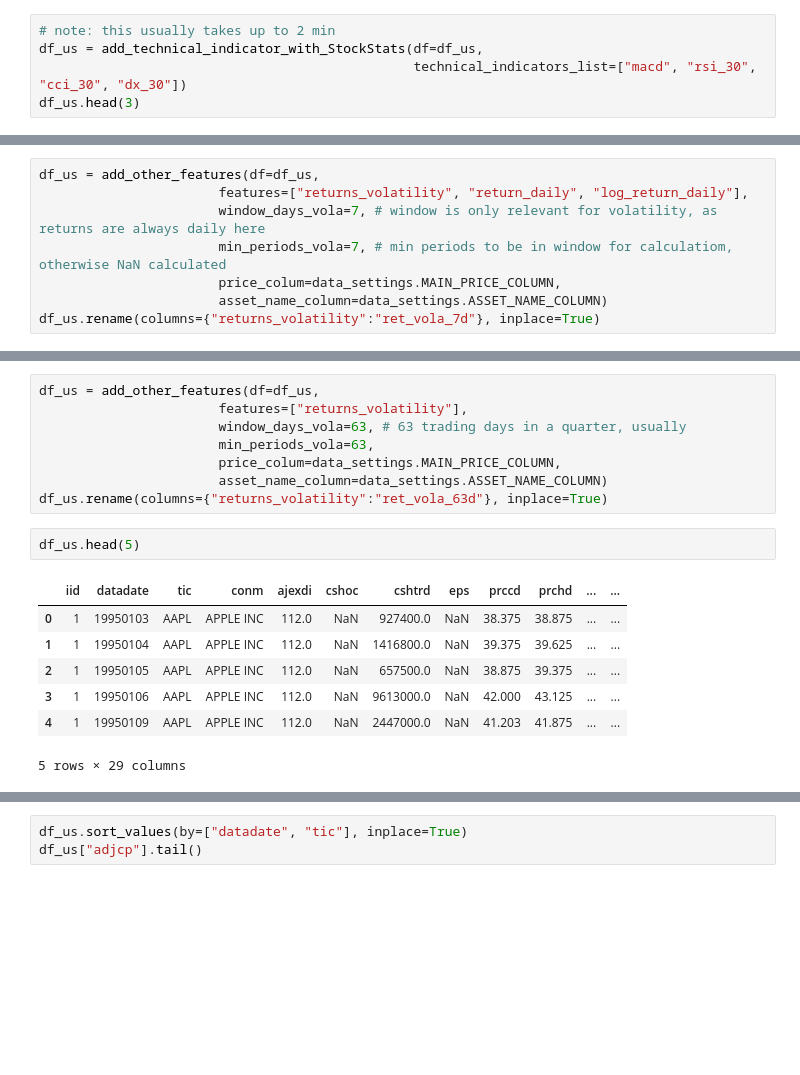
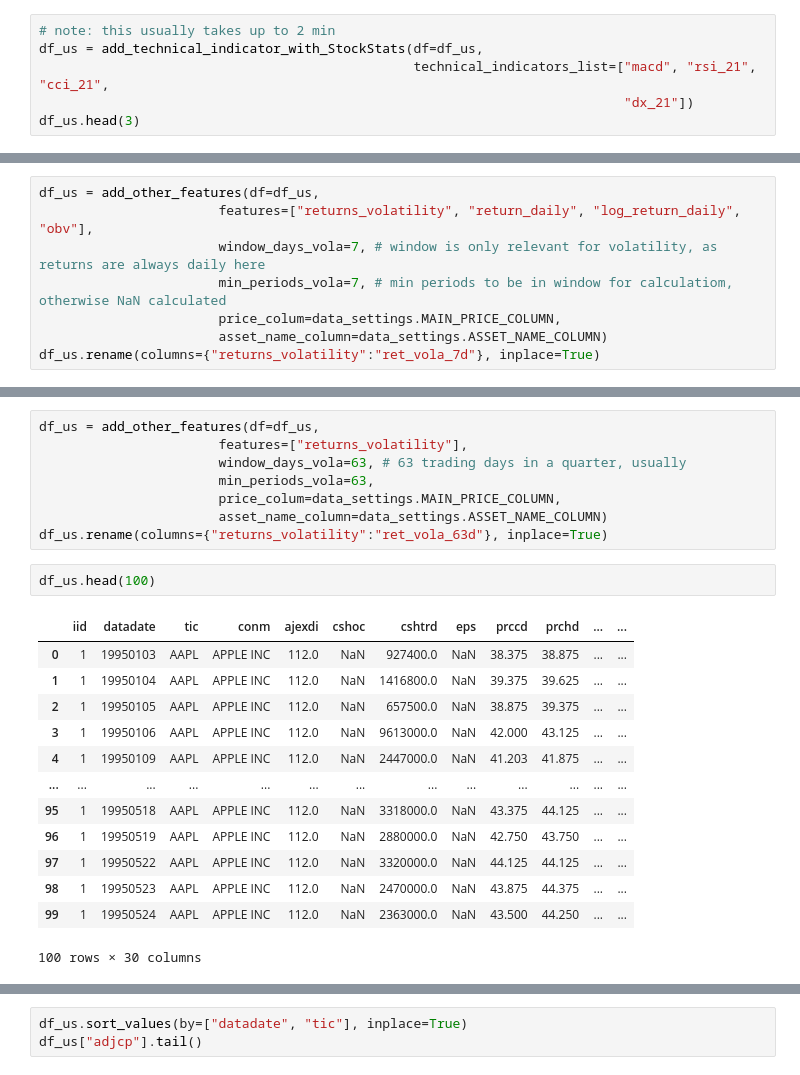
Before and after one commit to maimai04/MT-DRL-Pytorch, a Jupyter notebook: dataprep/data_preprocessing.ipynb, the cells around one changed output, grey strips where cells are left out. Cells and saved outputs as stored; diff of their text form; blank space fills up the shorter version.

```diff
--- a/dataprep/data_preprocessing.ipynb
+++ b/dataprep/data_preprocessing.ipynb
@@ -46,7 +45,8 @@ df_us.head(3)
 # %%
 # note: this usually takes up to 2 min
 df_us = add_technical_indicator_with_StockStats(df=df_us,
-                                                technical_indicators_list=["macd", "rsi_30", "cci_30", "dx_30"])
+                                                technical_indicators_list=["macd", "rsi_21", "cci_21",
+                                                                           "dx_21"])
 df_us.head(3)
 # %% [output]
 |  | iid | datadate | tic | conm | ajexdi | cshoc | cshtrd | eps | prccd | prchd | ... | ... |
@@ -58,7 +58,7 @@ df_us.head(3)
 #### Calculate: other features, such as trading volume, volatility, return
 # %%
 df_us = add_other_features(df=df_us,
-                       features=["returns_volatility", "return_daily", "log_return_daily"],
+                       features=["returns_volatility", "return_daily", "log_return_daily", "obv"],
                        window_days_vola=7, # window is only relevant for volatility, as returns are always daily here
                        min_periods_vola=7, # min periods to be in window for calculatiom, otherwise NaN calculated
                        price_colum=data_settings.MAIN_PRICE_COLUMN,
@@ -91,12 +102,18 @@ df_us = add_other_features(df=df_us,
                        asset_name_column=data_settings.ASSET_NAME_COLUMN)
 df_us.rename(columns={"returns_volatility":"ret_vola_63d"}, inplace=True)
 # %%
-df_us.head(5)
+df_us.head(100)
 # %% [output]
 |  | iid | datadate | tic | conm | ajexdi | cshoc | cshtrd | eps | prccd | prchd | ... | ... |
 | 0 | 1 | 19950103 | AAPL | APPLE INC | 112.0 | NaN | 927400.0 | NaN | 38.375 | 38.875 | ... | ... |
 | 1 | 1 | 19950104 | AAPL | APPLE INC | 112.0 | NaN | 1416800.0 | NaN | 39.375 | 39.625 | ... | ... |
 | 2 | 1 | 19950105 | AAPL | APPLE INC | 112.0 | NaN | 657500.0 | NaN | 38.875 | 39.375 | ... | ... |
 | 3 | 1 | 19950106 | AAPL | APPLE INC | 112.0 | NaN | 9613000.0 | NaN | 42.000 | 43.125 | ... | ... |
 | 4 | 1 | 19950109 | AAPL | APPLE INC | 112.0 | NaN | 2447000.0 | NaN | 41.203 | 41.875 | ... | ... |
+| ... | ... | ... | ... | ... | ... | ... | ... | ... | ... | ... | ... | ... |
+| 95 | 1 | 19950518 | AAPL | APPLE INC | 112.0 | NaN | 3318000.0 | NaN | 43.375 | 44.125 | ... | ... |
+| 96 | 1 | 19950519 | AAPL | APPLE INC | 112.0 | NaN | 2880000.0 | NaN | 42.750 | 43.750 | ... | ... |
+| 97 | 1 | 19950522 | AAPL | APPLE INC | 112.0 | NaN | 3320000.0 | NaN | 44.125 | 44.125 | ... | ... |
+| 98 | 1 | 19950523 | AAPL | APPLE INC | 112.0 | NaN | 2470000.0 | NaN | 43.875 | 44.375 | ... | ... |
+| 99 | 1 | 19950524 | AAPL | APPLE INC | 112.0 | NaN | 2363000.0 | NaN | 43.500 | 44.250 | ... | ... |
-5 rows × 29 columns
+100 rows × 30 columns
```
Also changed, not shown: parts of 42 cells of this notebook, 20 other files.
